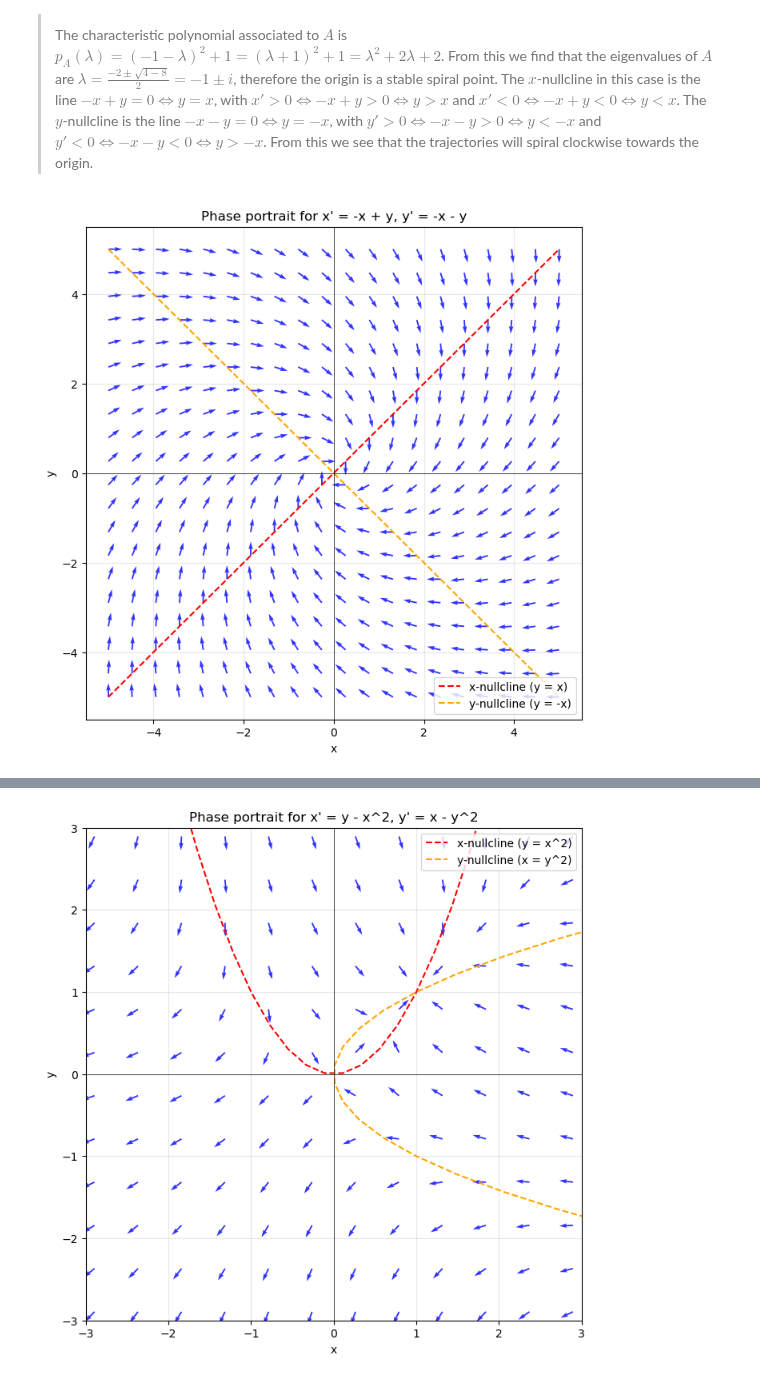
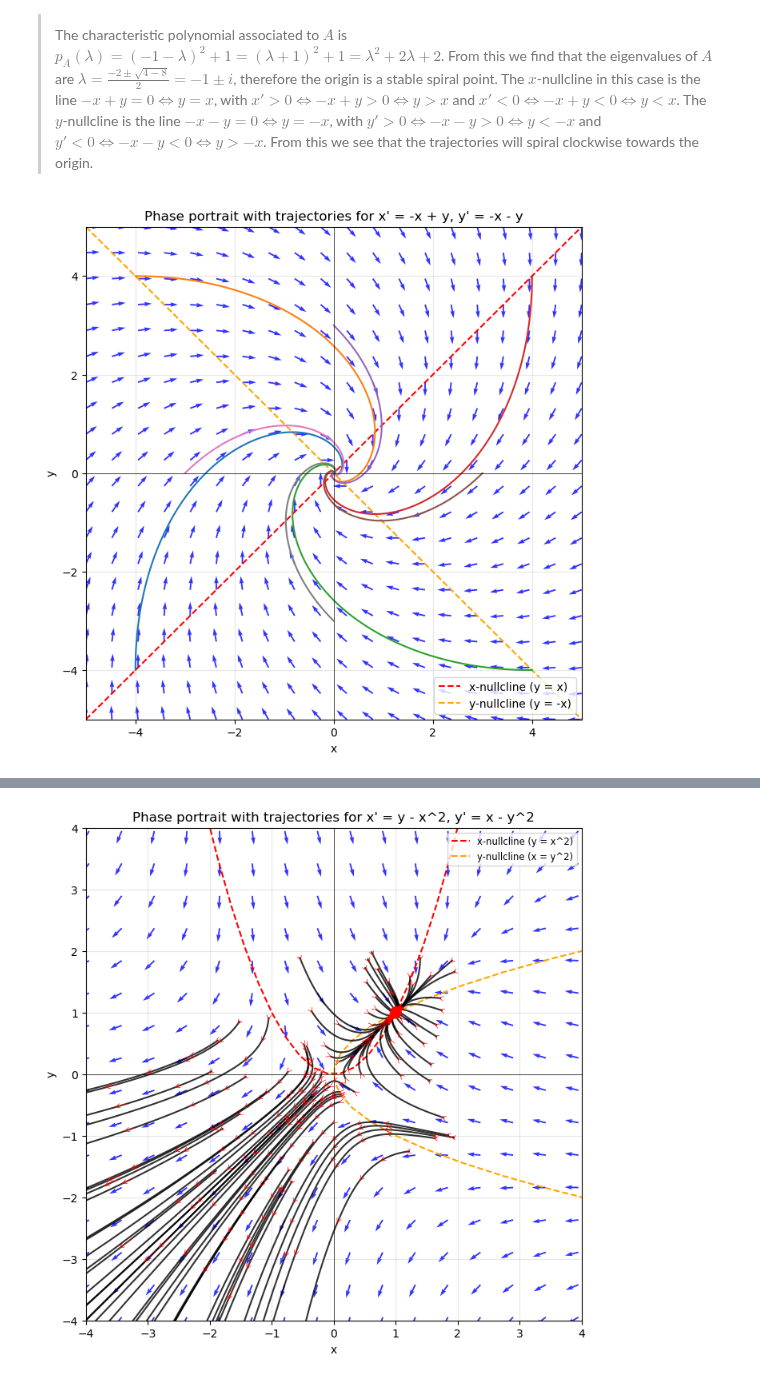
Before and after one commit to jkoganem/Teaching-Differential-Equations-21260, a Jupyter notebook: notes/lecture notes/17-Planar Stability Analysis.ipynb, the cells around one changed output, grey strips where cells are left out. Cells and saved outputs as stored; diff of their text form; code cells hidden in the pictures.

```diff
--- a/notes/lecture notes/17-Planar Stability Analysis.ipynb
+++ b/notes/lecture notes/17-Planar Stability Analysis.ipynb
@@ -484,6 +485,12 @@ We note that along the $x$-nullcline, the trajectories move vertically, and alon
 > $$
 > The characteristic polynomial associated to $A$ is $p_A(\lambda) = (-1 - \lambda)^2 + 1 = (\lambda +1)^2 + 1 = \lambda^2 + 2\lambda + 2$. From this we find that the eigenvalues of $A$ are $\lambda = \frac{-2 \pm \sqrt{4 - 8}}{2} = -1 \pm i$, therefore the origin is a stable spiral point. The $x$-nullcline in this case is the line $-x + y =0 \Longleftrightarrow y = x$, with $x' >0 \Longleftrightarrow -x + y > 0 \Longleftrightarrow y > x$ and $x' < 0 \Longleftrightarrow -x + y < 0 \Longleftrightarrow y < x$. The $y$-nullcline is the line $-x - y = 0 \Longleftrightarrow y = -x$, with $y' > 0 \Longleftrightarrow -x - y > 0 \Longleftrightarrow y < -x$ and $y' < 0 \Longleftrightarrow -x - y < 0 \Longleftrightarrow y > -x$. From this we see that the trajectories will spiral clockwise towards the origin.
 # %%
+def system(t, z):
+    x, y = z
+    dxdt = -x + y
+    dydt = -x - y
+    return [dxdt, dydt]
+
 x = np.linspace(-5, 5, 20)
 y = np.linspace(-5, 5, 20)
 X, Y = np.meshgrid(x, y)
@@ -497,18 +504,30 @@ V /= magnitude
 
 plt.figure(figsize=(8, 8))
 plt.quiver(X, Y, U, V, color='blue', alpha=0.8)
+
 plt.plot(x, x, color='red', linestyle='--', label="x-nullcline (y = x)")
 plt.plot(x, -x, color='orange', linestyle='--', label="y-nullcline (y = -x)")
-plt.title("Phase portrait for x' = -x + y, y' = -x - y")
+
+initial_conditions = [(-4, -4), (-4, 4), (4, -4), (4, 4), (0, 3), (3, 0), (-3, 0), (0, -3)]
+t_span = (0, 10)
+t_eval = np.linspace(t_span[0], t_span[1], 500)
+
+for x0, y0 in initial_conditions:
+    sol = solve_ivp(system, t_span, [x0, y0], t_eval=t_eval)
+    plt.plot(sol.y[0], sol.y[1])
+
+plt.title("Phase portrait with trajectories for x' = -x + y, y' = -x - y")
 plt.xlabel("x")
 plt.ylabel("y")
 plt.axhline(0, color='black', linewidth=0.5)
 plt.axvline(0, color='black', linewidth=0.5)
 plt.grid(alpha=0.3)
 plt.legend(loc='lower right')
+plt.xlim(-5, 5)
+plt.ylim(-5, 5)
 plt.show()
 # %% [output]
-[figure, old version]
+[figure, new version]
 # %% [markdown]
 ## Linearization of Nonlinear Planar Systems
 
@@ -641,32 +660,54 @@ Otherwise, we'll need more tools to identify the geometric features of the traje
 
 **Remark:**  Linearization is also an important technique for studying nonlinear partial differential equations, but for PDEs the situation is a lot more complicated.
 # %%
+def system(t, z):
+    x, y = z
+    dxdt = y - x**2
+    dydt = x - y**2
+    return [dxdt, dydt]
+
 x = np.linspace(-5, 5, 20)
 y = np.linspace(-5, 5, 20)
 X, Y = np.meshgrid(x, y)
 
 U = Y - X**2
 V = X - Y**2
 
 magnitude = np.sqrt(U**2 + V**2)
 U /= magnitude
 V /= magnitude
 
 plt.figure(figsize=(8, 8))
 plt.quiver(X, Y, U, V, color='blue', alpha=0.8)
+
 x_vals = np.linspace(-2.1, 2.1, 20)
 plt.plot(x_vals, x_vals**2, color='red', linestyle='--', label="x-nullcline (y = x^2)")
 y_vals = np.linspace(-2.1, 2.1, 20)
 plt.plot(y_vals**2, y_vals, color='orange', linestyle='--', label="y-nullcline (x = y^2)")
-plt.title("Phase portrait for x' = y - x^2, y' = x - y^2")
+
+np.random.seed(42)
+initial_conditions = [(np.random.uniform(-0.5, 0.5), np.random.uniform(-0.5, 0.5)) for _ in range(20)] + \
+                     [(np.random.uniform(0.5, 2), np.random.uniform(0.5, 2)) for _ in range(20)] + \
+                     [(np.random.uniform(-2, 2), np.random.uniform(-2, 2)) for _ in range(40)]
+t_span = (0, 10)
+t_eval = np.linspace(t_span[0], t_span[1], 500)
+
+for x0, y0 in initial_conditions:
+    sol = solve_ivp(system, t_span, [x0, y0], t_eval=t_eval)
+    plt.plot(sol.y[0], sol.y[1], color='black', alpha=0.8)
+    for i in range(0, len(sol.t) - 1, max(1, len(sol.t) // 5)):
+        plt.annotate('', xy=(sol.y[0][i + 1], sol.y[1][i + 1]), xytext=(sol.y[0][i], sol.y[1][i]),
+                     arrowprops=dict(arrowstyle='->', color='red', lw=0.5))
+
+plt.title("Phase portrait with trajectories for x' = y - x^2, y' = x - y^2")
 plt.xlabel("x")
 plt.ylabel("y")
 plt.axhline(0, color='black', linewidth=0.5)
 plt.axvline(0, color='black', linewidth=0.5)
 plt.grid(alpha=0.3)
-plt.legend(loc='upper right')
-plt.xlim(-3, 3)
-plt.ylim(-3, 3)
+plt.legend(loc='upper right', fontsize='small')
+plt.xlim(-4, 4)
+plt.ylim(-4, 4)
 plt.show()
 # %% [output]
-[figure, old version]
+[figure, new version]
```
Also changed, not shown: parts of 1 cell of this notebook.
